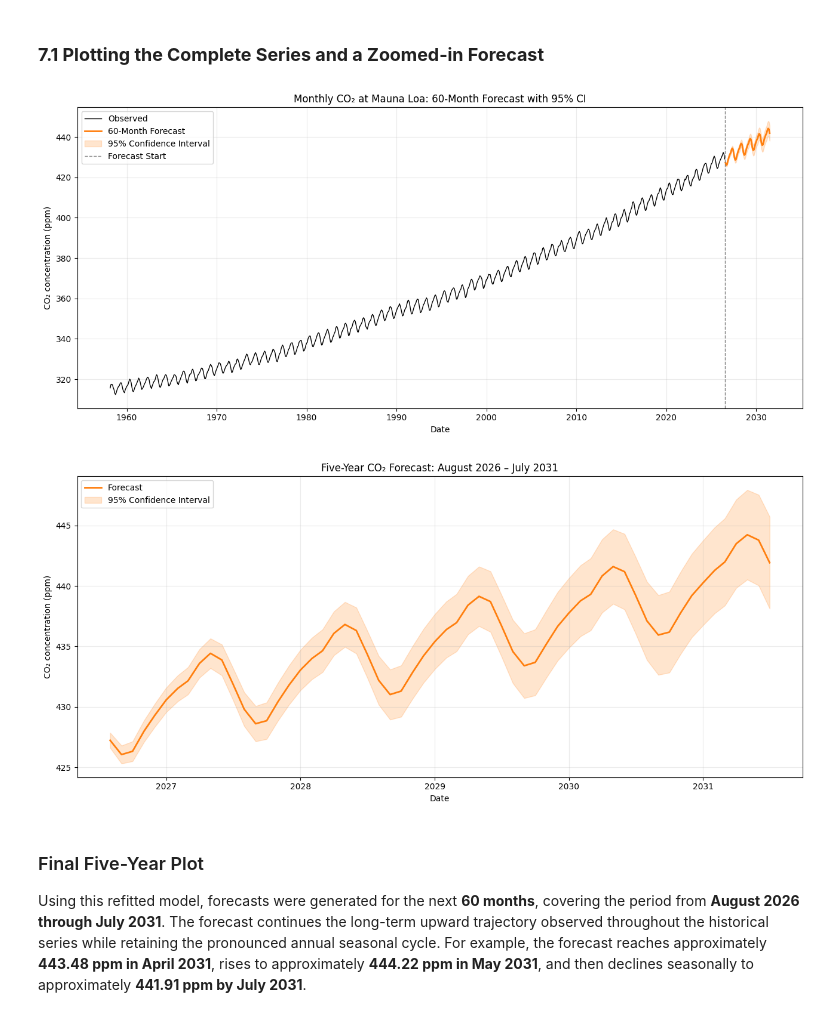
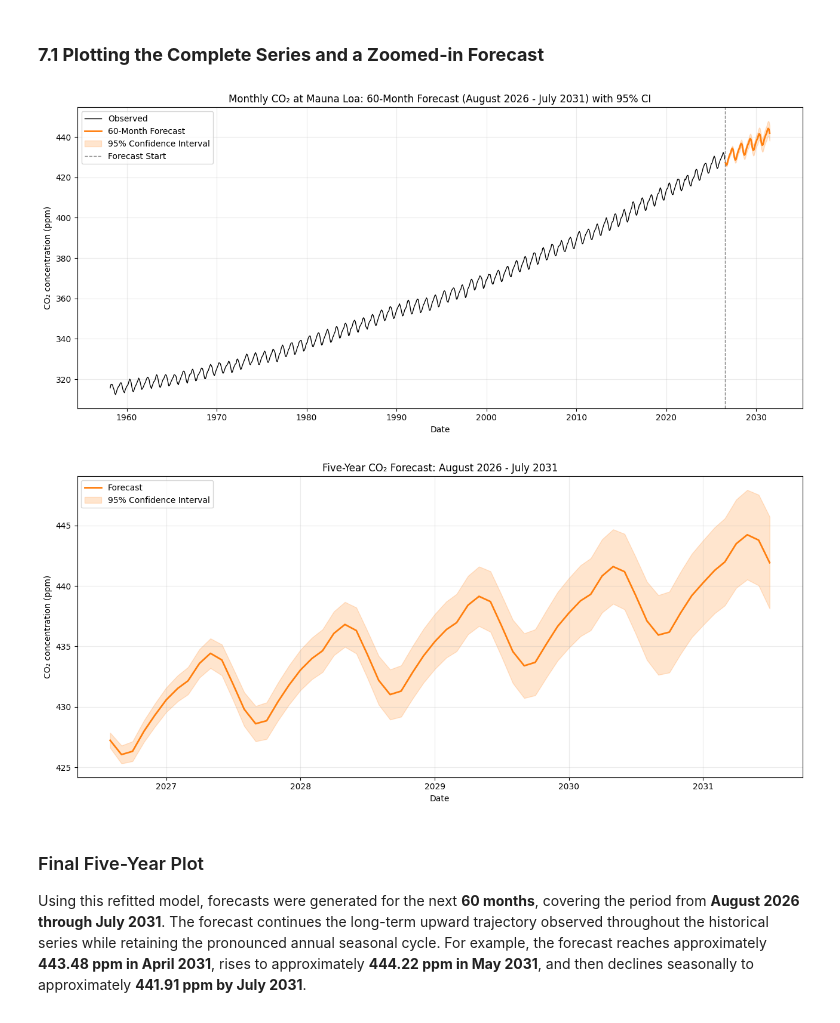
Before and after one commit to the-paulbear/noaa-greenhouse-gas-forecasting, a Jupyter notebook: time_series/CO2.ipynb, the cells around one changed output. Cells and saved outputs as stored; diff of their text form; code cells hidden in the pictures.

```diff
--- a/time_series/CO2.ipynb
+++ b/time_series/CO2.ipynb
@@ -1460,87 +1399,61 @@ The similarity between the parameter estimates from the training-sample model an
 plt.figure(figsize=(13, 6))
 
 # Historical observations
-plt.plot(
-    y_full.index,
-    y_full,
-    color="black",
-    linewidth=1,
+plt.plot(y_full.index,y_full,color="black",linewidth=1,
     label="Observed"
 )
 
 # Forecast
-plt.plot(
-    mean_forecast_60.index,
-    mean_forecast_60,
-    color="C1",
-    linewidth=2,
+plt.plot(mean_forecast_60.index,mean_forecast_60,color="C1",linewidth=2,
     label="60-Month Forecast"
 )
 
 # 95% confidence interval
-plt.fill_between(
-    forecast_index_60,
-    conf_int_60.iloc[:, 0],
-    conf_int_60.iloc[:, 1],
-    color="C1",
+plt.fill_between(forecast_index_60,conf_int_60.iloc[:, 0],conf_int_60.iloc[:, 1],color="C1",
     alpha=0.20,
     label="95% Confidence Interval"
 )
 
 # Mark the beginning of the forecast
-plt.axvline(
-    y_full.index[-1],
-    color="gray",
-    linestyle="--",
-    linewidth=1,
+plt.axvline(y_full.index[-1],color="gray",linestyle="--",linewidth=1,
     label="Forecast Start"
 )
 
 plt.title(
-    "Monthly CO₂ at Mauna Loa: 60-Month Forecast with 95% CI"
+    "Monthly CO₂ at Mauna Loa: 60-Month Forecast (August 2026 - July 2031) with 95% CI"
 )
 plt.xlabel("Date")
 plt.ylabel("CO₂ concentration (ppm)")
 plt.legend()
 plt.grid(alpha=0.25)
 plt.tight_layout()
 plt.show()
 
 
 # Plot 2: Zoomed-in view of the 60-month forecast
 
 plt.figure(figsize=(13, 6))
 
 # Forecast
-plt.plot(
-    mean_forecast_60.index,
-    mean_forecast_60,
-    color="C1",
-    linewidth=2,
-    label="Forecast"
-)
+plt.plot(mean_forecast_60.index,mean_forecast_60,color="C1",linewidth=2,label="Forecast")
 
 # 95% confidence interval
-plt.fill_between(
-    forecast_index_60,
-    conf_int_60.iloc[:, 0],
-    conf_int_60.iloc[:, 1],
-    color="C1",
+plt.fill_between(forecast_index_60,conf_int_60.iloc[:, 0],conf_int_60.iloc[:, 1],color="C1",
     alpha=0.20,
     label="95% Confidence Interval"
 )
 
 plt.title(
-    "Five-Year CO₂ Forecast: August 2026 – July 2031"
+    "Five-Year CO₂ Forecast: August 2026 - July 2031"
 )
 plt.xlabel("Date")
 plt.ylabel("CO₂ concentration (ppm)")
 plt.legend()
 plt.grid(alpha=0.25)
 plt.tight_layout()
 plt.show()
 # %% [output]
-[figure, old version]
+[figure, new version]
 [figure]
 # %% [markdown]
 ### Final Five-Year Plot
```
Also changed, not shown: parts of 8 cells of this notebook.
